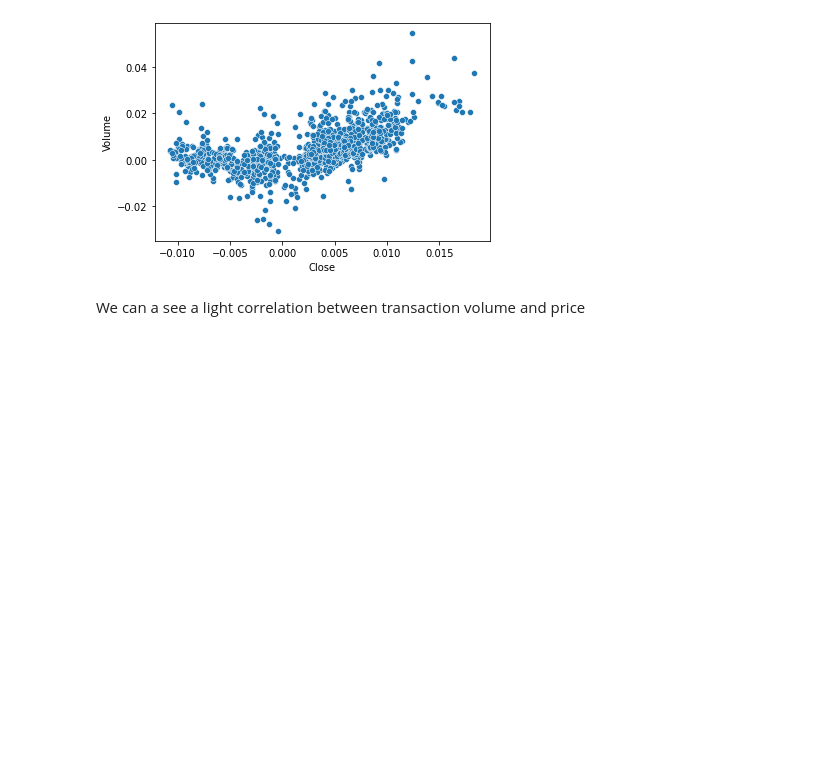
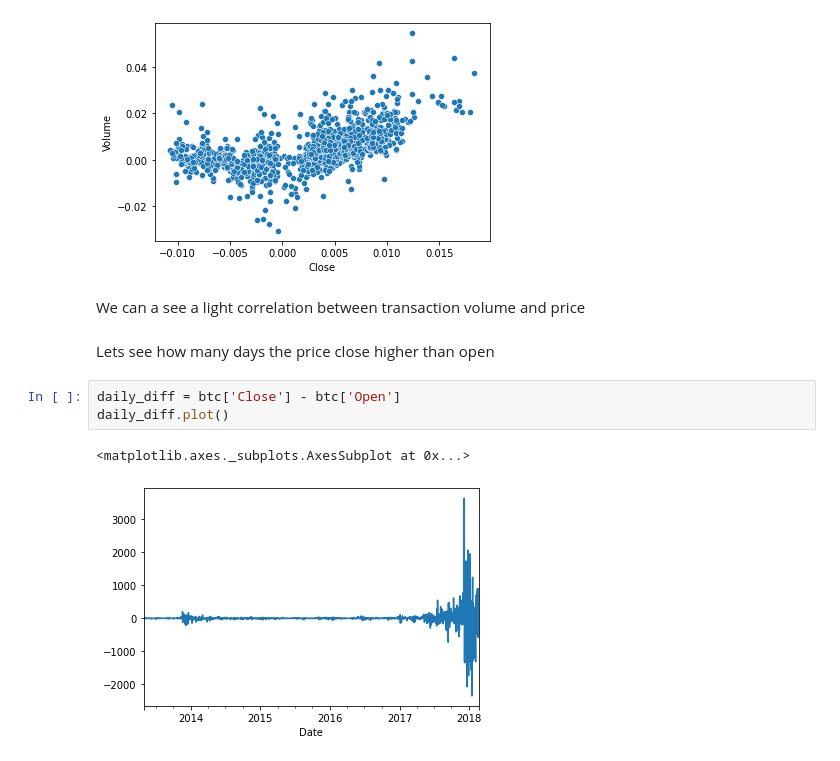
Before and after one commit to ElPapi42/data-fresh, a Jupyter notebook: notebook.ipynb, the cells around one changed output. Cells and saved outputs as stored; diff of their text form; blank space fills up the shorter version.

```diff
--- a/notebook.ipynb
+++ b/notebook.ipynb
@@ -136,3 +137,11 @@ sn.scatterplot(x=close_pct, y=volume_pct)
 [figure]
 # %% [markdown]
 We can a see a light correlation between transaction volume and price
+# %% [markdown]
+Lets see how many days the price close higher than open
+# %%
+daily_diff = btc['Close'] - btc['Open']
+daily_diff.plot()
+# %% [output]
+<matplotlib.axes._subplots.AxesSubplot at 0x...>
+[figure, added]
```
Also changed, not shown: parts of 5 cells of this notebook.
